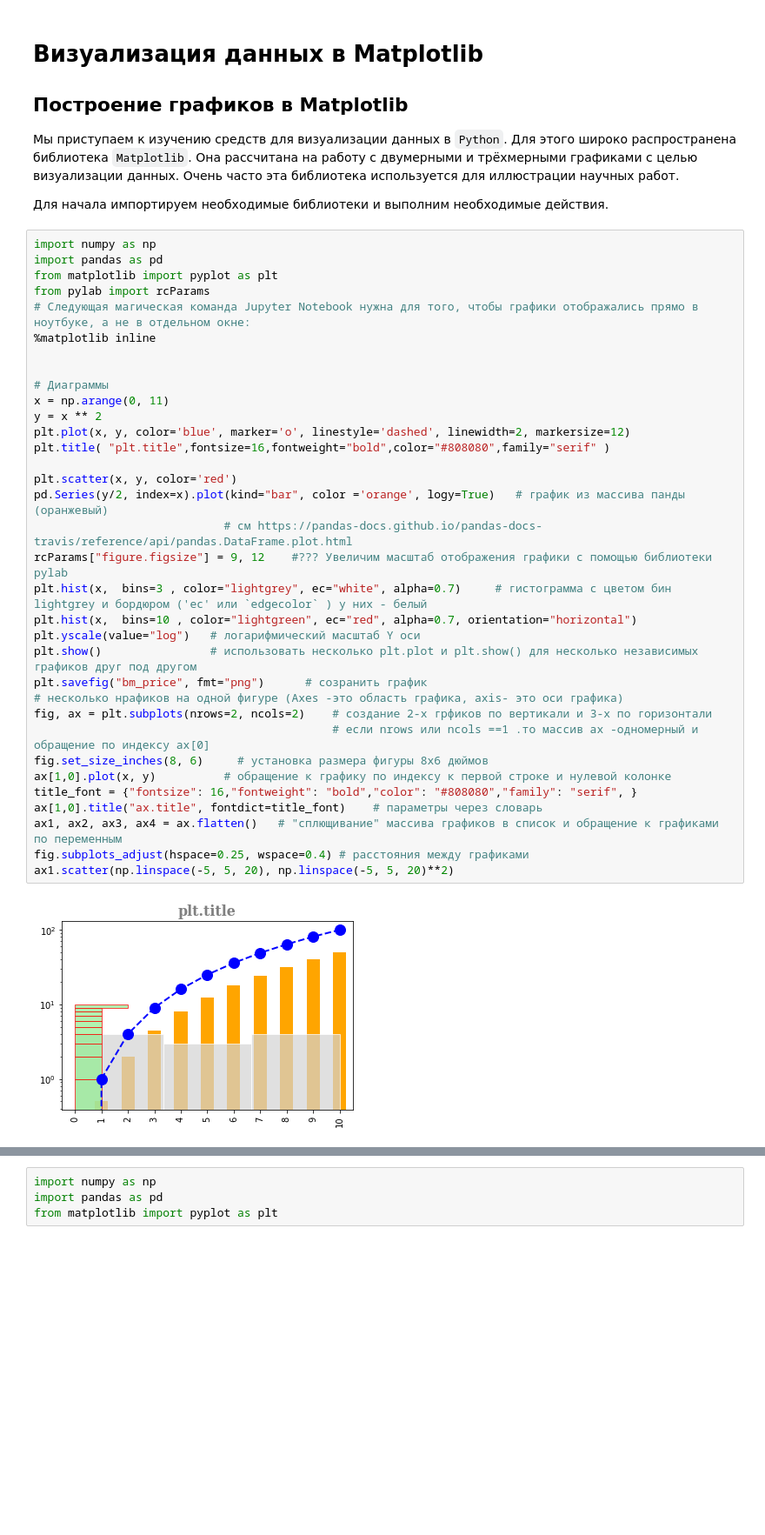
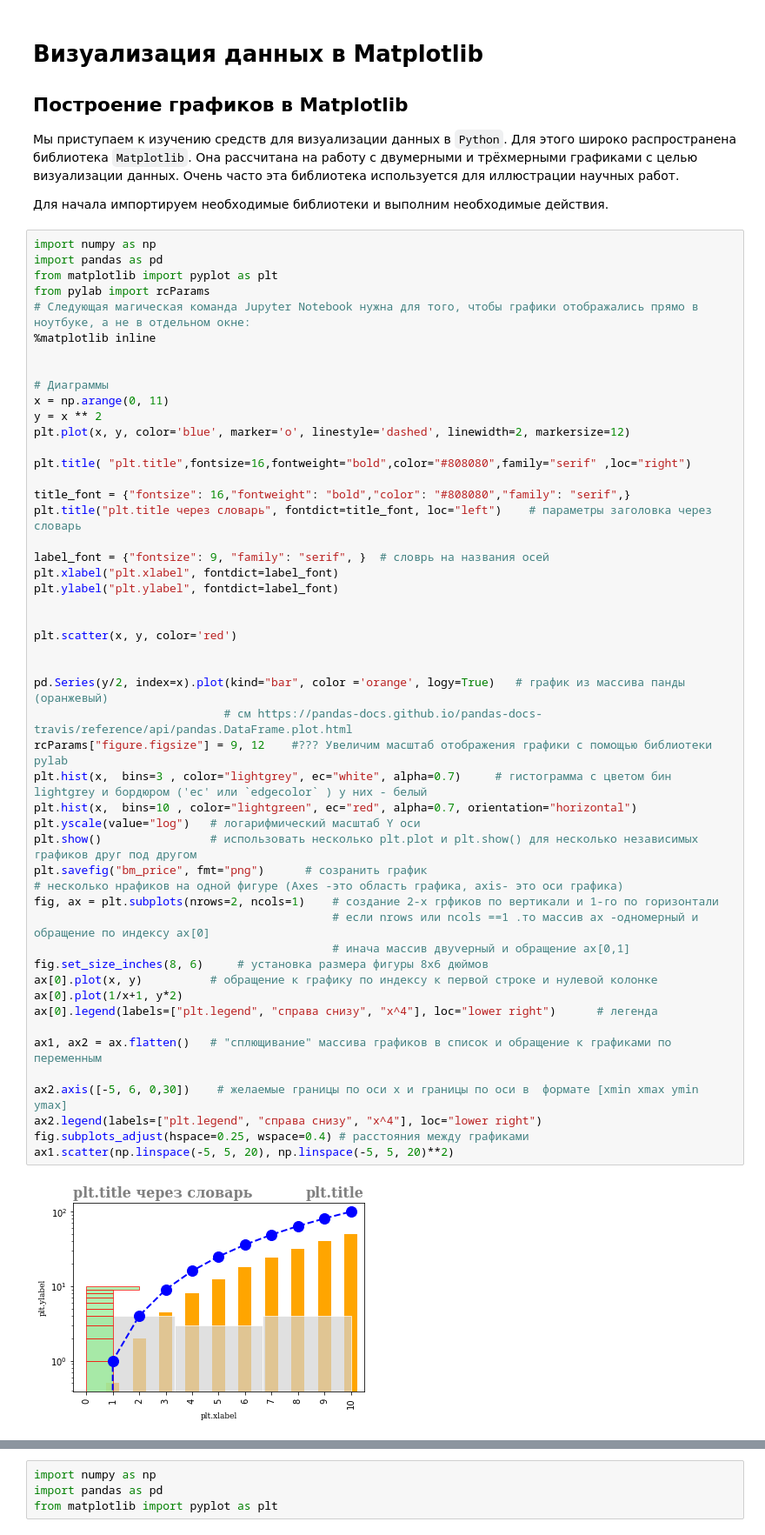
Before and after one commit to vadimsachkov/PYTHON-for-DATA-SCIENCE, a Jupyter notebook: HW_LESSON4/3. Визуализация данных в Matplotlib-CHEAT SHEET.ipynb, the cells around one changed output, grey strips where cells are left out. Shown at 87% size. Saved outputs shown, nothing was run; the diff lists cells and outputs as text; blank space fills up the shorter version.

```diff
--- a/HW_LESSON4/3. Визуализация данных в Matplotlib-CHEAT SHEET.ipynb
+++ b/HW_LESSON4/3. Визуализация данных в Matplotlib-CHEAT SHEET.ipynb
@@ -9,36 +9,52 @@
 # %%
 import numpy as np
 import pandas as pd
 from matplotlib import pyplot as plt
 from pylab import rcParams
 # Cледующая магическая команда Jupyter Notebook нужна для того, чтобы графики отображались прямо в ноутбуке, а не в отдельном окне:
 %matplotlib inline
 
 
 # Диаграммы
 x = np.arange(0, 11)
 y = x ** 2
 plt.plot(x, y, color='blue', marker='o', linestyle='dashed', linewidth=2, markersize=12)
-plt.title( "plt.title",fontsize=16,fontweight="bold",color="#808080",family="serif" )
+
+plt.title( "plt.title",fontsize=16,fontweight="bold",color="#808080",family="serif" ,loc="right")
+
+title_font = {"fontsize": 16,"fontweight": "bold","color": "#808080","family": "serif",}
+plt.title("plt.title через словарь", fontdict=title_font, loc="left")    # параметры заголовка через словарь
+
+label_font = {"fontsize": 9, "family": "serif", }  # словрь на названия осей
+plt.xlabel("plt.xlabel", fontdict=label_font)
+plt.ylabel("plt.ylabel", fontdict=label_font)
+
 
 plt.scatter(x, y, color='red')
+
+
 pd.Series(y/2, index=x).plot(kind="bar", color ='orange', logy=True)   # график из массива панды (оранжевый)
                             # см https://pandas-docs.github.io/pandas-docs-travis/reference/api/pandas.DataFrame.plot.html
 rcParams["figure.figsize"] = 9, 12    #??? Увеличим масштаб отображения графики с помощью библиотеки pylab
 plt.hist(x,  bins=3 , color="lightgrey", ec="white", alpha=0.7)     # гистограмма с цветом бин lightgrey и бордюром ('ec' или `edgecolor` ) у них - белый
 plt.hist(x,  bins=10 , color="lightgreen", ec="red", alpha=0.7, orientation="horizontal")
 plt.yscale(value="log")   # логарифмический масштаб Y оси
 plt.show()                # использовать несколько plt.plot и plt.show() для несколько независимых графиков друг под другом
 plt.savefig("bm_price", fmt="png")      # созранить график
 # несколько нрафиков на одной фигуре (Axes -это область графика, axis- это оси графика)
-fig, ax = plt.subplots(nrows=2, ncols=2)    # создание 2-х грфиков по вертикали и 3-х по горизонтали
+fig, ax = plt.subplots(nrows=2, ncols=1)    # создание 2-х грфиков по вертикали и 1-го по горизонтали
                                             # если nrows или ncols ==1 .то массив ax -одномерный и обращение по индексу ax[0]
+                                            # инача массив двуvерный и обращение ax[0,1]
 fig.set_size_inches(8, 6)     # установка размера фигуры 8x6 дюймов
-ax[1,0].plot(x, y)          # обращение к графику по индексу к первой строке и нулевой колонке
-title_font = {"fontsize": 16,"fontweight": "bold","color": "#808080","family": "serif", }
-ax[1,0].title("ax.title", fontdict=title_font)    # параметры через словарь
-ax1, ax2, ax3, ax4 = ax.flatten()   # "сплющивание" массива графиков в список и обращение к графиками по переменным
+ax[0].plot(x, y)          # обращение к графику по индексу к первой строке и нулевой колонке
+ax[0].plot(1/x+1, y*2)
+ax[0].legend(labels=["plt.legend", "справа снизу", "x^4"], loc="lower right")      # легенда
+
+ax1, ax2 = ax.flatten()   # "сплющивание" массива графиков в список и обращение к графиками по переменным
+
+ax2.axis([-5, 6, 0,30])    # желаемые границы по оси x и границы по оси в  формате [xmin xmax ymin ymax]
+ax2.legend(labels=["plt.legend", "справа снизу", "x^4"], loc="lower right")
 fig.subplots_adjust(hspace=0.25, wspace=0.4) # расстояния между графиками
 ax1.scatter(np.linspace(-5, 5, 20), np.linspace(-5, 5, 20)**2)
 # %% [output]
-[figure, old version]
+[figure, new version]
```
Also changed, not shown: parts of 1 cell of this notebook, 1 other file.
